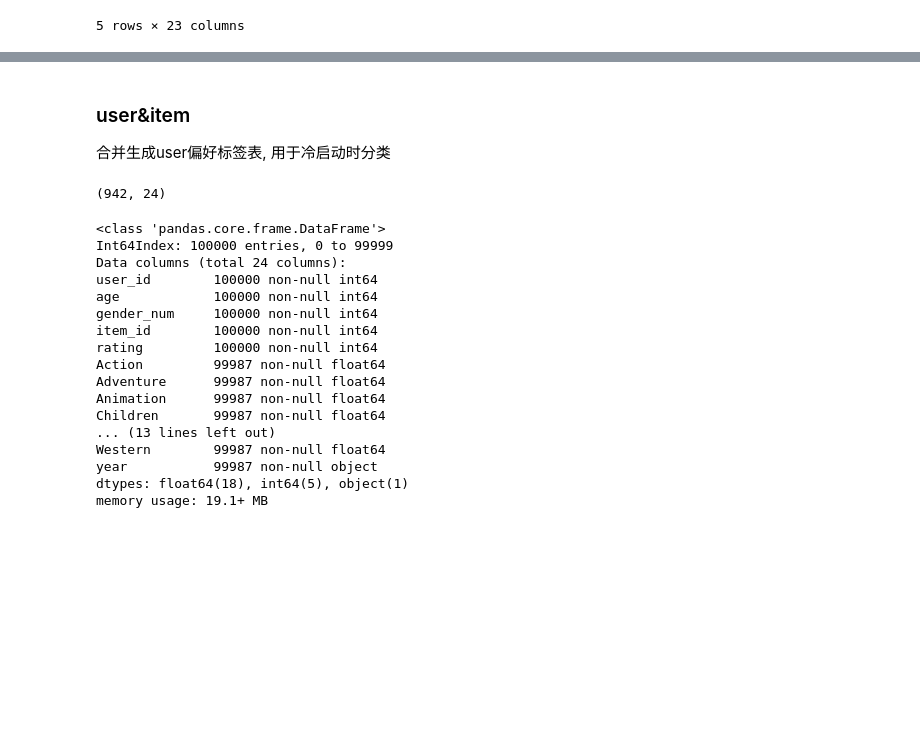
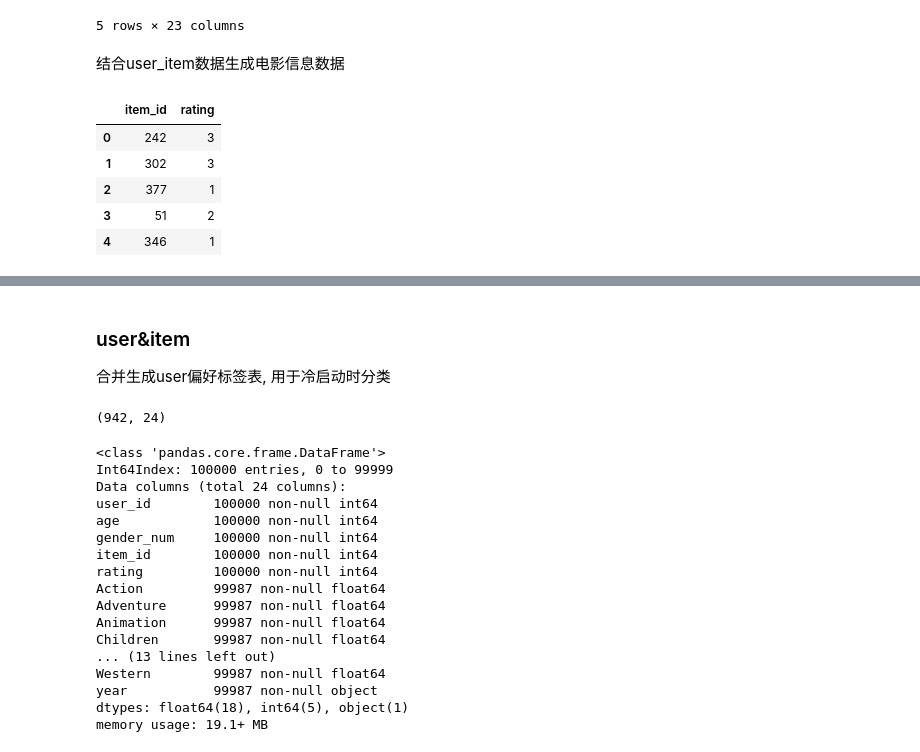
Before and after one commit to Aitical/recommendation, a Jupyter notebook: recomendation.ipynb, the cells around one changed output, grey strips where cells are left out. Saved outputs shown, nothing was run; the diff lists cells and outputs as text; code cells hidden in the pictures; blank space fills up the shorter version.

```diff
--- a/recomendation.ipynb
+++ b/recomendation.ipynb
@@ -320,3 +320,16 @@ i_data.head()
 # %%
 item_msg = i_data[['item_id', 'title', 'URL']]
 item_msg.to_csv('item_msg.csv', sep='\t', index=False)
+# %% [markdown]
+结合user_item数据生成电影信息数据
+# %%
+data = pd.read_csv('ml-100k/u.data', sep='\t', names=['user_id','item_id','rating','timestamp'])
+data.drop(columns=['user_id', 'timestamp'], inplace=True)
+data.head()
+# %% [output]
+|  | item_id | rating |
+| 0 | 242 | 3 |
+| 1 | 302 | 3 |
+| 2 | 377 | 1 |
+| 3 | 51 | 2 |
+| 4 | 346 | 1 |
```
Also changed, not shown: parts of 6 cells of this notebook, 1 other file.
